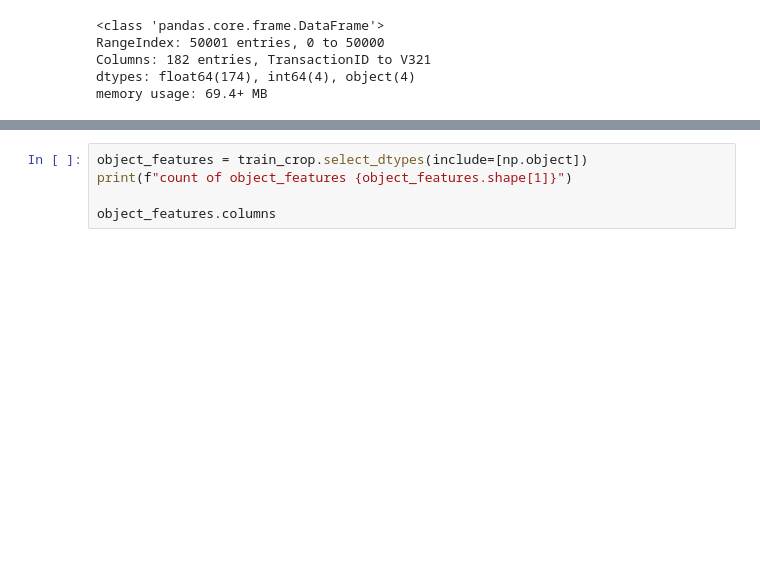
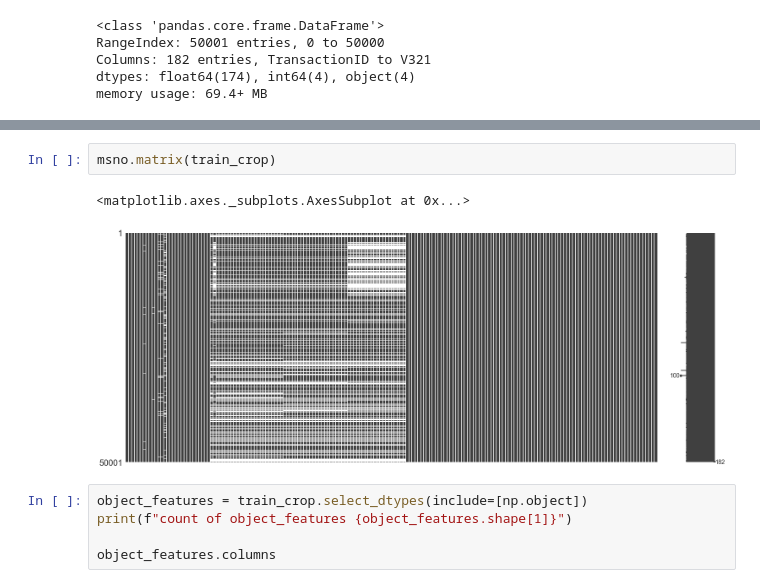
Before and after one commit to VitalyGladyshev/Python_for_DS, a Jupyter notebook: HW_02.ipynb, the cells around one changed output, grey strips where cells are left out. Drawn from its saved outputs; the diff is of its cells as text; blank space fills up the shorter version.

```diff
--- a/HW_02.ipynb
+++ b/HW_02.ipynb
@@ -257,3 +233,8 @@ for it in range(4):
+# %%
+msno.matrix(train_crop)
+# %% [output]
+<matplotlib.axes._subplots.AxesSubplot at 0x...>
+[figure, added]
 # %%
 object_features = train_crop.select_dtypes(include=[np.object])
 print(f"count of object_features {object_features.shape[1]}")
```
Also changed, not shown: parts of 9 cells of this notebook.
